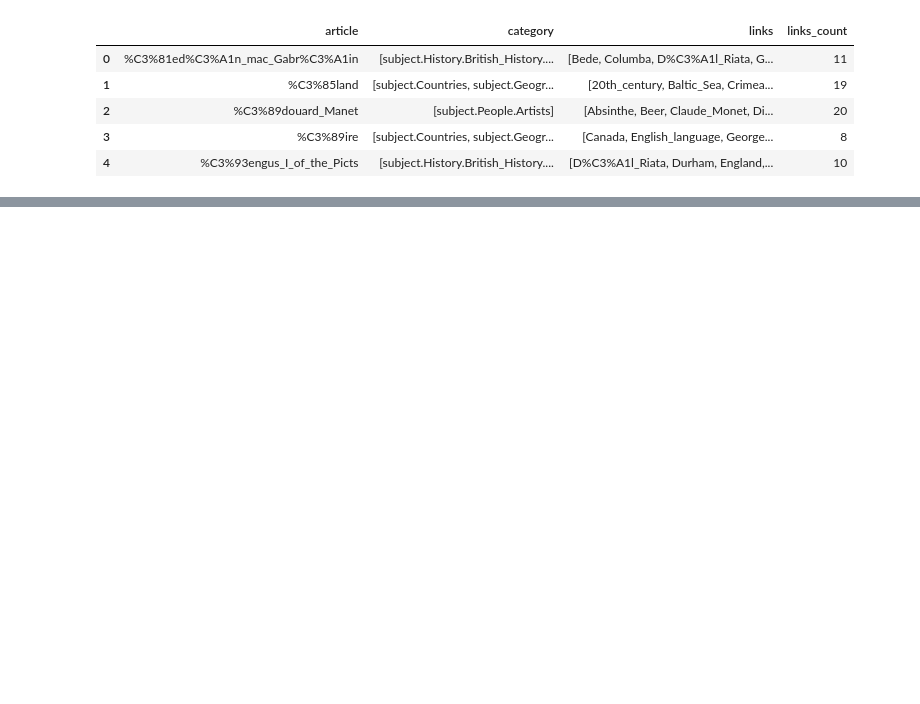
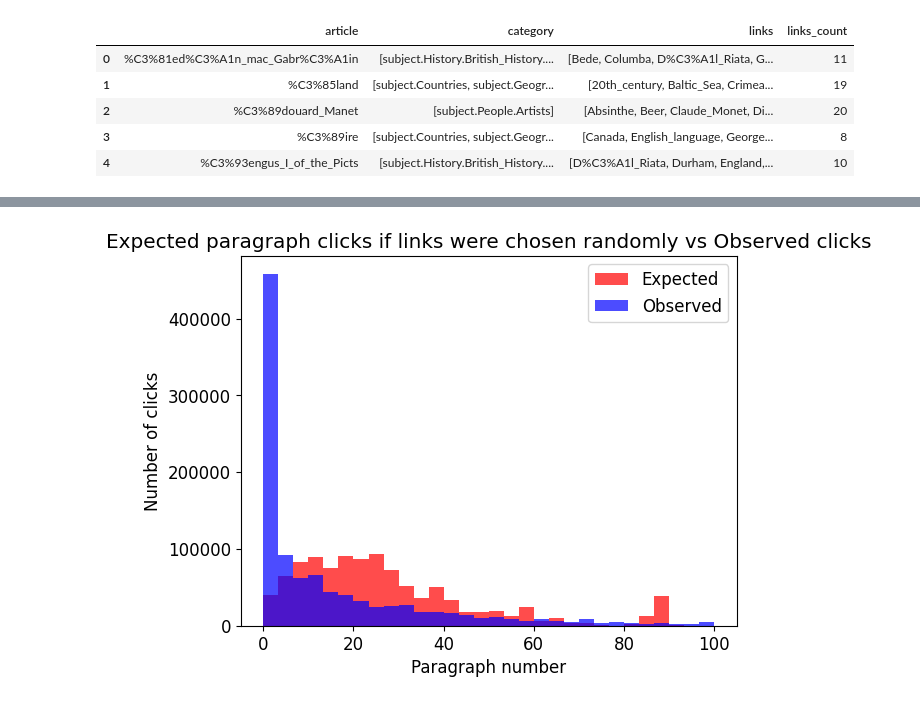
Before and after one commit to epfl-ada/ada-2022-project-souvladaki, a Jupyter notebook: initial_analysis.ipynb, the cells around one changed output, grey strips where cells are left out. Saved outputs shown, nothing was run; the diff lists cells and outputs as text; code cells hidden in the pictures; blank space fills up the shorter version.

```diff
--- a/initial_analysis.ipynb
+++ b/initial_analysis.ipynb
@@ -582,0 +483,13 @@ paths.head()
+# %%
+# Histogram comparing the average paragraphs of the
+# links versus the paragraphs of the links chosen by the players
+
+plt.hist(avg_pars,range=[0,100],alpha = 0.7,color='r',bins = 30, label="Expected")
+plt.xlabel('Paragraph number')
+plt.ylabel('Number of clicks')
+plt.title('Expected paragraph clicks if links were chosen randomly vs Observed clicks')
+plt.hist(chosen_pars,range=[0,100],alpha = 0.7, color = 'b',bins = 30, label="Observed")
+plt.legend()
+plt.show()
+# %% [output]
+[figure, added]
```
Also changed, not shown: parts of 63 cells of this notebook, 6 other files.
